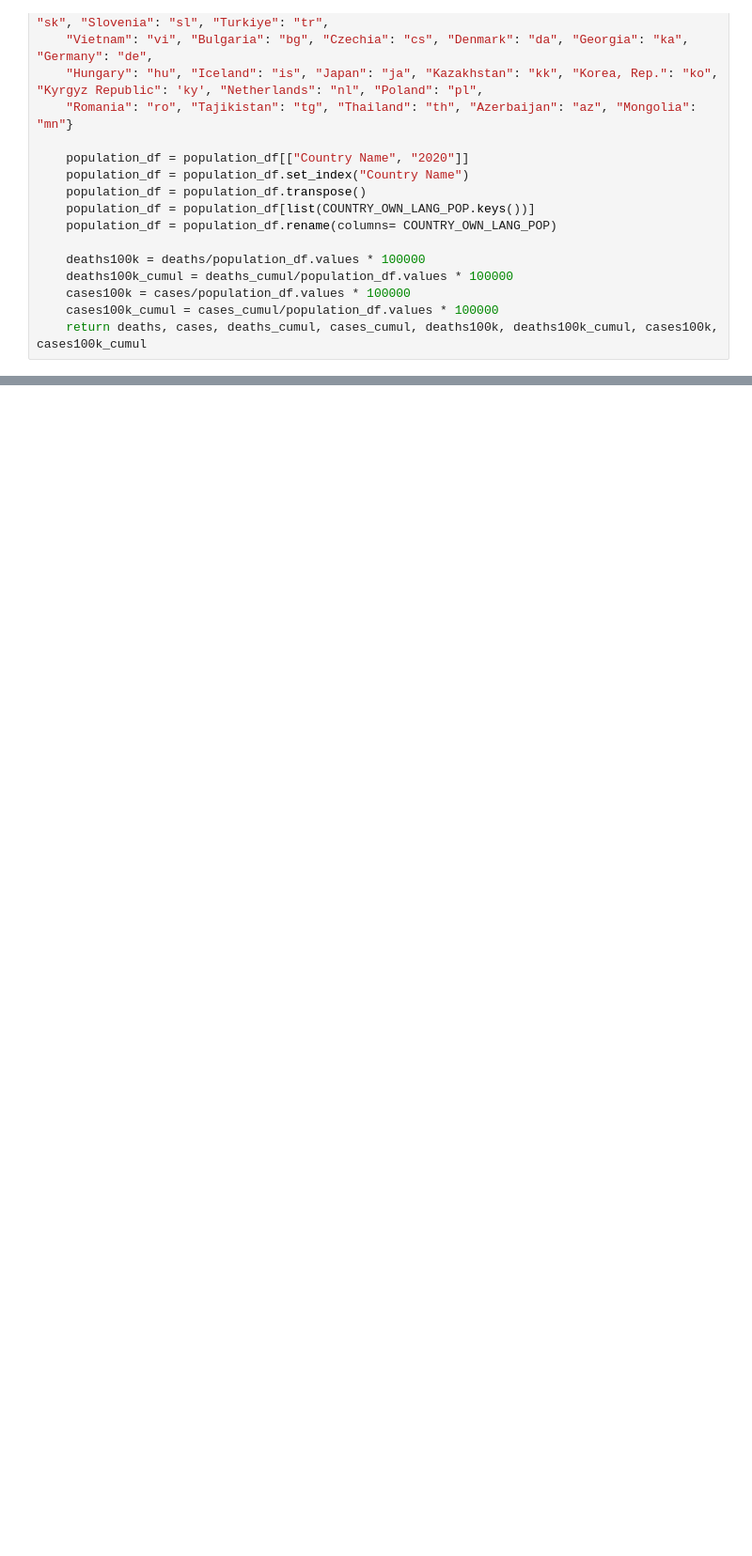
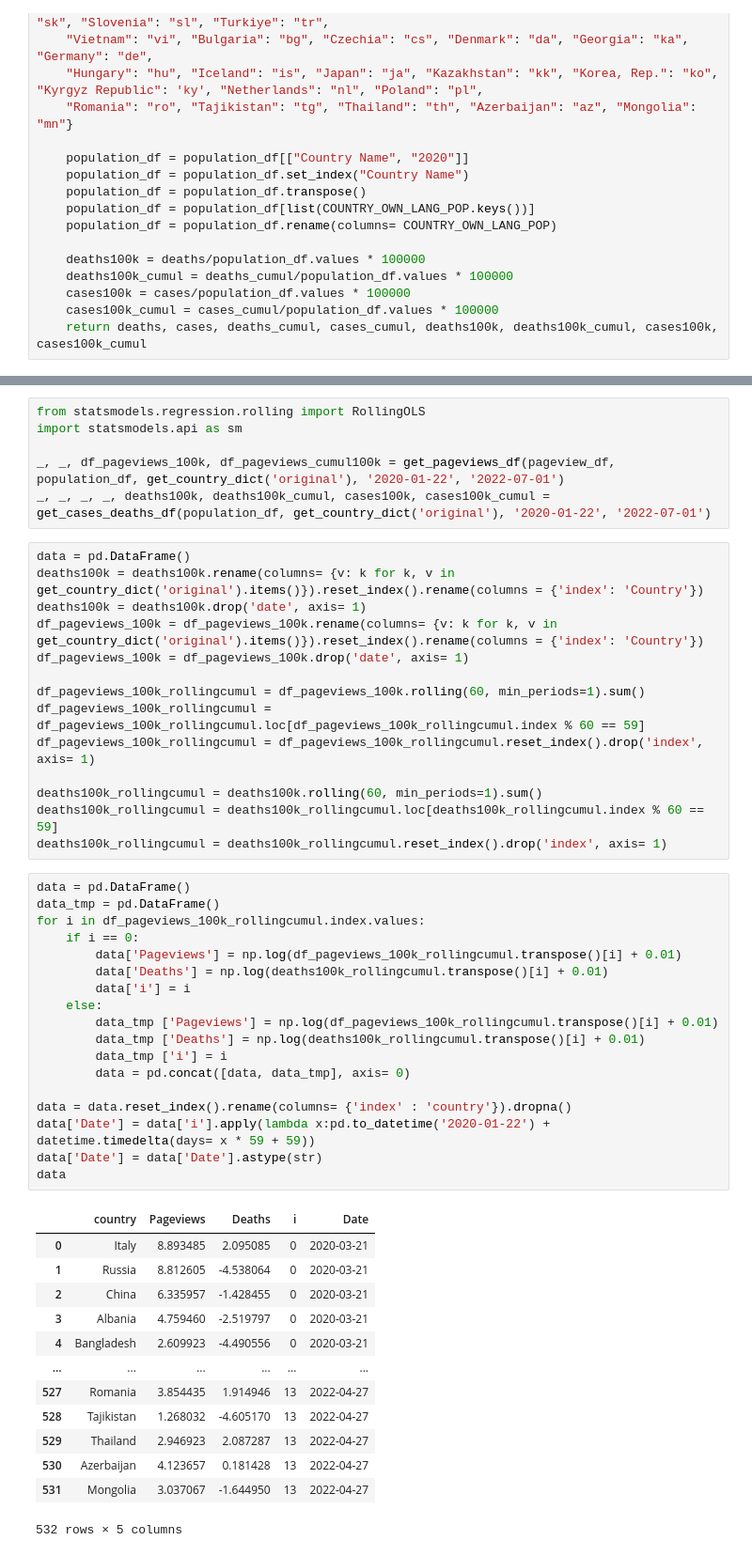
Before and after one commit to epfl-ada/ada-2022-project-thedatadiggers22, a Jupyter notebook: digital_propagation.ipynb, the cells around one changed output, grey strips where cells are left out. Shown at 94% size. Cells and saved outputs as stored; diff of their text form; blank space fills up the shorter version.

```diff
--- a/digital_propagation.ipynb
+++ b/digital_propagation.ipynb
@@ -189,0 +293,52 @@ plt.show()
+# %%
+from statsmodels.regression.rolling import RollingOLS
+import statsmodels.api as sm
+
+_, _, df_pageviews_100k, df_pageviews_cumul100k = get_pageviews_df(pageview_df, population_df, get_country_dict('original'), '2020-01-22', '2022-07-01')
+_, _, _, _, deaths100k, deaths100k_cumul, cases100k, cases100k_cumul = get_cases_deaths_df(population_df, get_country_dict('original'), '2020-01-22', '2022-07-01')
+# %%
+data = pd.DataFrame()
+deaths100k = deaths100k.rename(columns= {v: k for k, v in get_country_dict('original').items()}).reset_index().rename(columns = {'index': 'Country'})
+deaths100k = deaths100k.drop('date', axis= 1)
+df_pageviews_100k = df_pageviews_100k.rename(columns= {v: k for k, v in get_country_dict('original').items()}).reset_index().rename(columns = {'index': 'Country'})
+df_pageviews_100k = df_pageviews_100k.drop('date', axis= 1)
+
+df_pageviews_100k_rollingcumul = df_pageviews_100k.rolling(60, min_periods=1).sum()
+df_pageviews_100k_rollingcumul = df_pageviews_100k_rollingcumul.loc[df_pageviews_100k_rollingcumul.index % 60 == 59]
+df_pageviews_100k_rollingcumul = df_pageviews_100k_rollingcumul.reset_index().drop('index', axis= 1)
+
+deaths100k_rollingcumul = deaths100k.rolling(60, min_periods=1).sum()
+deaths100k_rollingcumul = deaths100k_rollingcumul.loc[deaths100k_rollingcumul.index % 60 == 59]
+deaths100k_rollingcumul = deaths100k_rollingcumul.reset_index().drop('index', axis= 1)
+# %%
+data = pd.DataFrame()
+data_tmp = pd.DataFrame()
+for i in df_pageviews_100k_rollingcumul.index.values:
+    if i == 0:
+        data['Pageviews'] = np.log(df_pageviews_100k_rollingcumul.transpose()[i] + 0.01)
+        data['Deaths'] = np.log(deaths100k_rollingcumul.transpose()[i] + 0.01)
+        data['i'] = i
+    else:
+        data_tmp ['Pageviews'] = np.log(df_pageviews_100k_rollingcumul.transpose()[i] + 0.01)
+        data_tmp ['Deaths'] = np.log(deaths100k_rollingcumul.transpose()[i] + 0.01)
+        data_tmp ['i'] = i
+        data = pd.concat([data, data_tmp], axis= 0)
+
+data = data.reset_index().rename(columns= {'index' : 'country'}).dropna()
+data['Date'] = data['i'].apply(lambda x:pd.to_datetime('2020-01-22') + datetime.timedelta(days= x * 59 + 59))
+data['Date'] = data['Date'].astype(str)
+data
+# %% [output]
+|  | country | Pageviews | Deaths | i | Date |
+| 0 | Italy | 8.893485 | 2.095085 | 0 | 2020-03-21 |
+| 1 | Russia | 8.812605 | -4.538064 | 0 | 2020-03-21 |
+| 2 | China | 6.335957 | -1.428455 | 0 | 2020-03-21 |
+| 3 | Albania | 4.759460 | -2.519797 | 0 | 2020-03-21 |
+| 4 | Bangladesh | 2.609923 | -4.490556 | 0 | 2020-03-21 |
+| ... | ... | ... | ... | ... | ... |
+| 527 | Romania | 3.854435 | 1.914946 | 13 | 2022-04-27 |
+| 528 | Tajikistan | 1.268032 | -4.605170 | 13 | 2022-04-27 |
+| 529 | Thailand | 2.946923 | 2.087287 | 13 | 2022-04-27 |
+| 530 | Azerbaijan | 4.123657 | 0.181428 | 13 | 2022-04-27 |
+| 531 | Mongolia | 3.037067 | -1.644950 | 13 | 2022-04-27 |
+532 rows × 5 columns
```
Also changed, not shown: parts of 16 cells of this notebook, 1 other file.
